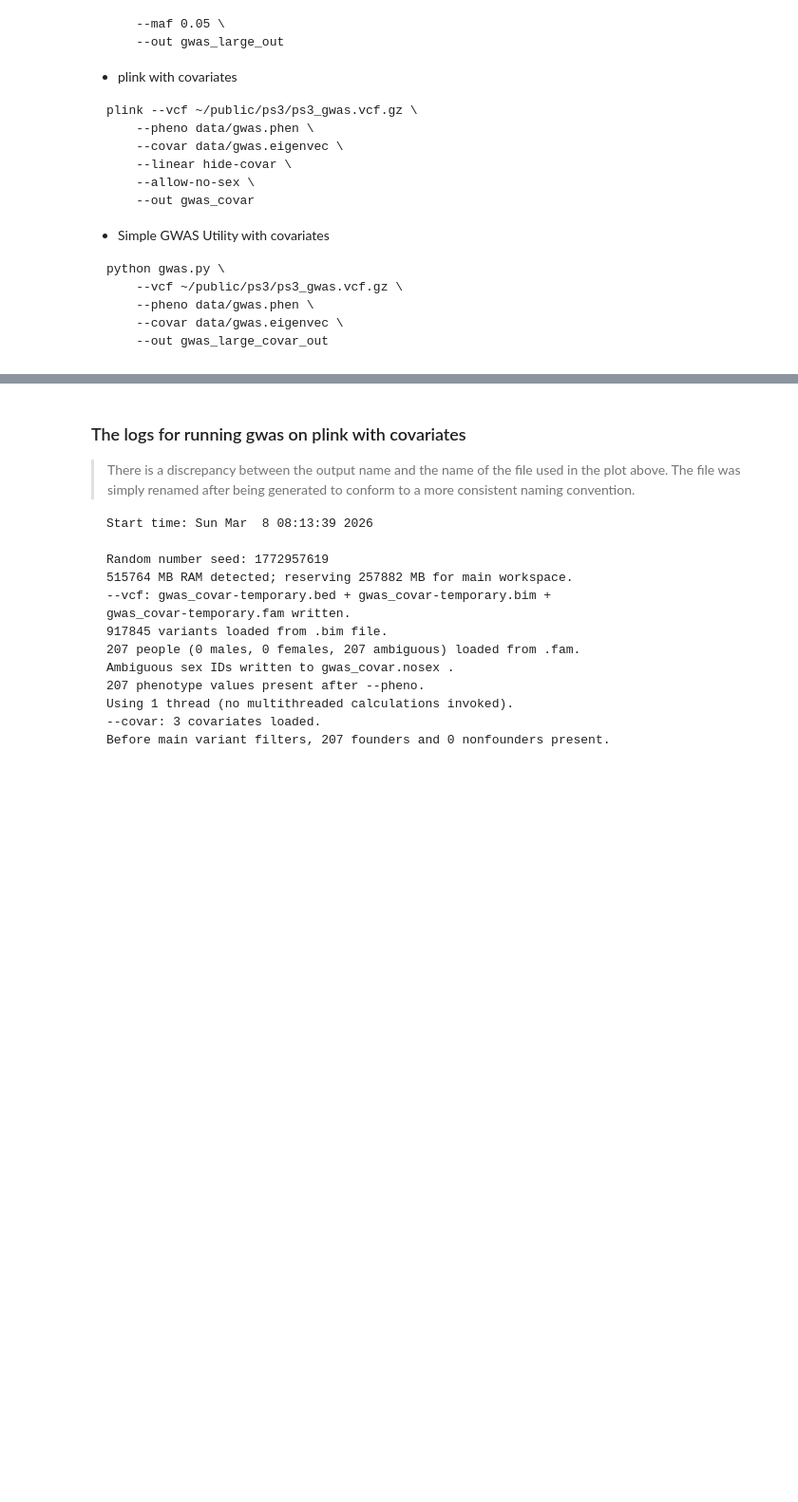
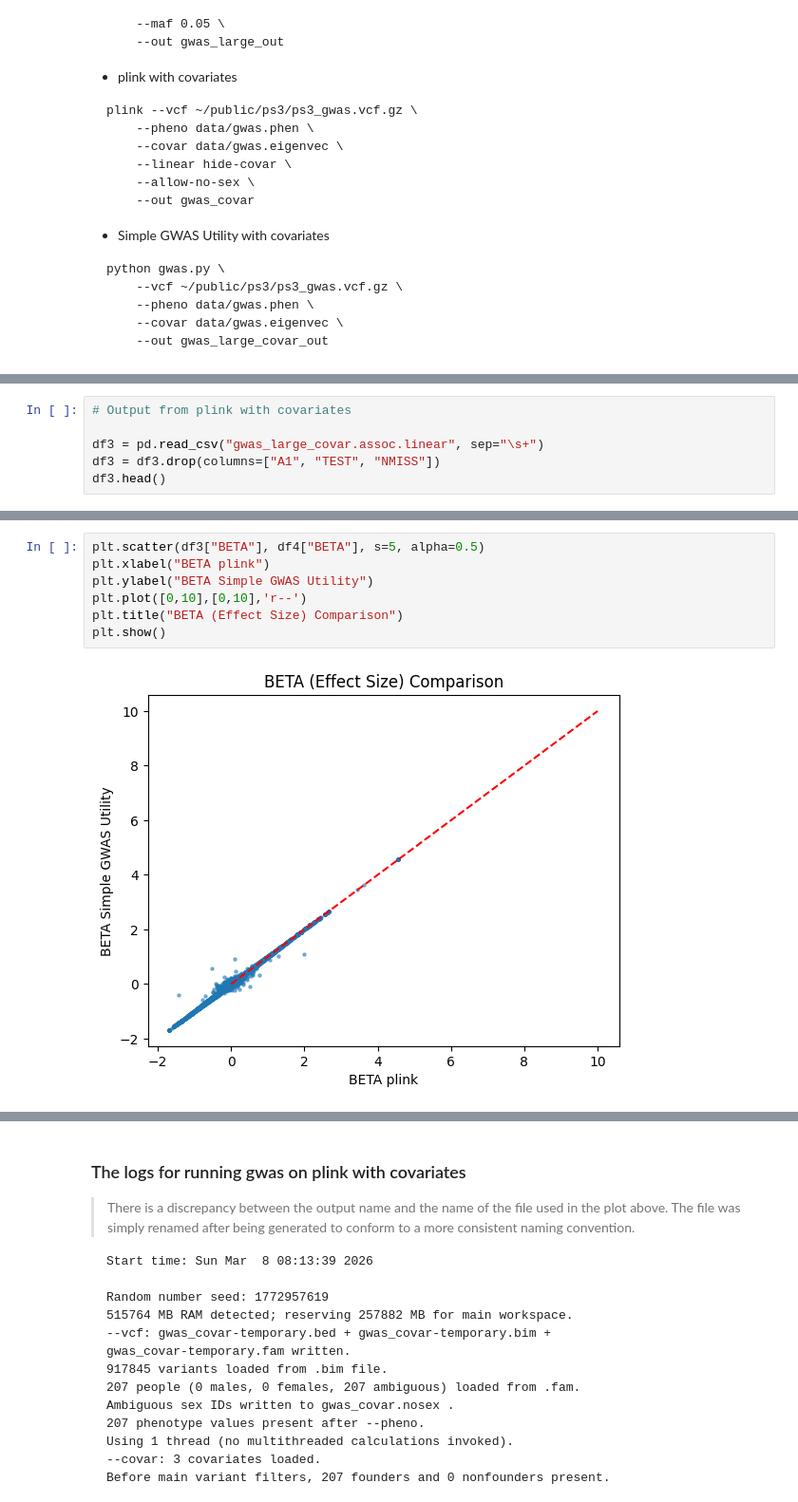
Before and after one commit to philchi/simple-gwas-utility, a Jupyter notebook: evaluation/evaluation.ipynb, the cells around one changed output, grey strips where cells are left out. Shown at 95% size. Drawn from its saved outputs; the diff is of its cells as text; blank space fills up the shorter version.

```diff
--- a/evaluation/evaluation.ipynb
+++ b/evaluation/evaluation.ipynb
@@ -102 +119,7 @@ df2.head()
 | 4 | 10 | rs10904561 | 135656 | -0.178488 | -1.470544 | 0.142948 |
+# %%
+# Output from plink with covariates
+
+df3 = pd.read_csv("gwas_large_covar.assoc.linear", sep="\s+")
+df3 = df3.drop(columns=["A1", "TEST", "NMISS"])
+df3.head()
@@ -112 +144,10 @@ df4.head()
 | 4 | 10 | rs10904561 | 135656 | 0.058278 | 0.463676 | 0.643379 |
+# %%
+plt.scatter(df3["BETA"], df4["BETA"], s=5, alpha=0.5)
+plt.xlabel("BETA plink")
+plt.ylabel("BETA Simple GWAS Utility")
+plt.plot([0,10],[0,10],'r--')
+plt.title("BETA (Effect Size) Comparison")
+plt.show()
+# %% [output]
+[figure, added]
```
Also changed, not shown: parts of 10 cells of this notebook, 3 other files.
